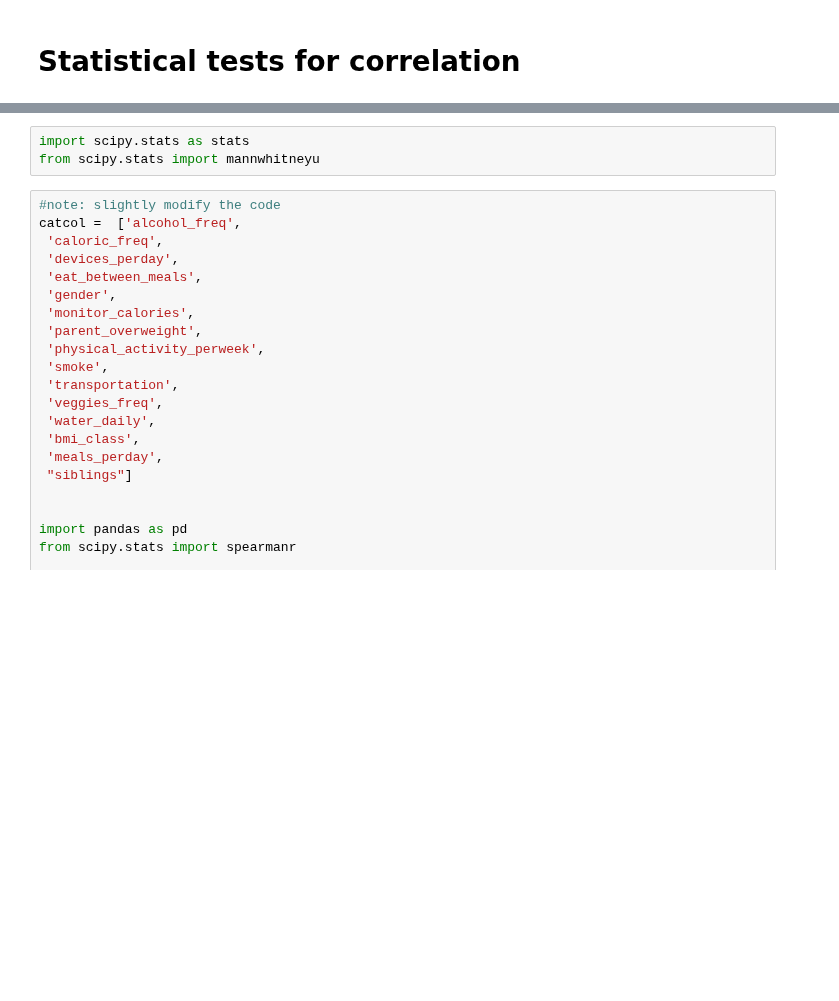
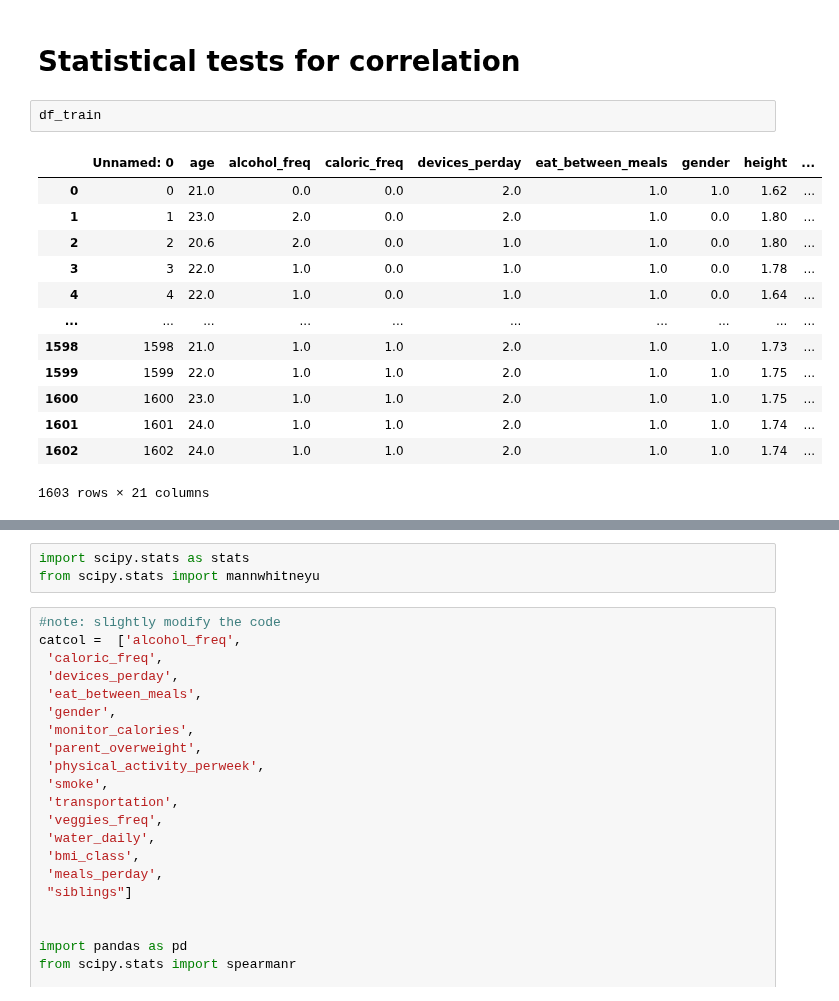
Before and after one commit to 0xMarc0s/IMS_ML_project, a Jupyter notebook: Preliminary Notebooks/preprocessing.ipynb, the cells around one changed output, grey strips where cells are left out. Cells and saved outputs as stored; diff of their text form; blank space fills up the shorter version.

```diff
--- a/Preliminary Notebooks/preprocessing.ipynb
+++ b/Preliminary Notebooks/preprocessing.ipynb
@@ -448,3 +450,19 @@ k=19: 0.9334719334719335
 # %% [markdown]
 # Statistical tests for correlation
+# %%
+df_train
+# %% [output]
+|  | Unnamed: 0 | age | alcohol_freq | caloric_freq | devices_perday | eat_between_meals | gender | height | ... |
+| 0 | 0 | 21.0 | 0.0 | 0.0 | 2.0 | 1.0 | 1.0 | 1.62 | ... |
+| 1 | 1 | 23.0 | 2.0 | 0.0 | 2.0 | 1.0 | 0.0 | 1.80 | ... |
+| 2 | 2 | 20.6 | 2.0 | 0.0 | 1.0 | 1.0 | 0.0 | 1.80 | ... |
+| 3 | 3 | 22.0 | 1.0 | 0.0 | 1.0 | 1.0 | 0.0 | 1.78 | ... |
+| 4 | 4 | 22.0 | 1.0 | 0.0 | 1.0 | 1.0 | 0.0 | 1.64 | ... |
+| ... | ... | ... | ... | ... | ... | ... | ... | ... | ... |
+| 1598 | 1598 | 21.0 | 1.0 | 1.0 | 2.0 | 1.0 | 1.0 | 1.73 | ... |
+| 1599 | 1599 | 22.0 | 1.0 | 1.0 | 2.0 | 1.0 | 1.0 | 1.75 | ... |
+| 1600 | 1600 | 23.0 | 1.0 | 1.0 | 2.0 | 1.0 | 1.0 | 1.75 | ... |
+| 1601 | 1601 | 24.0 | 1.0 | 1.0 | 2.0 | 1.0 | 1.0 | 1.74 | ... |
+| 1602 | 1602 | 24.0 | 1.0 | 1.0 | 2.0 | 1.0 | 1.0 | 1.74 | ... |
+1603 rows × 21 columns
 # %%
```
Also changed, not shown: parts of 9 cells of this notebook.
